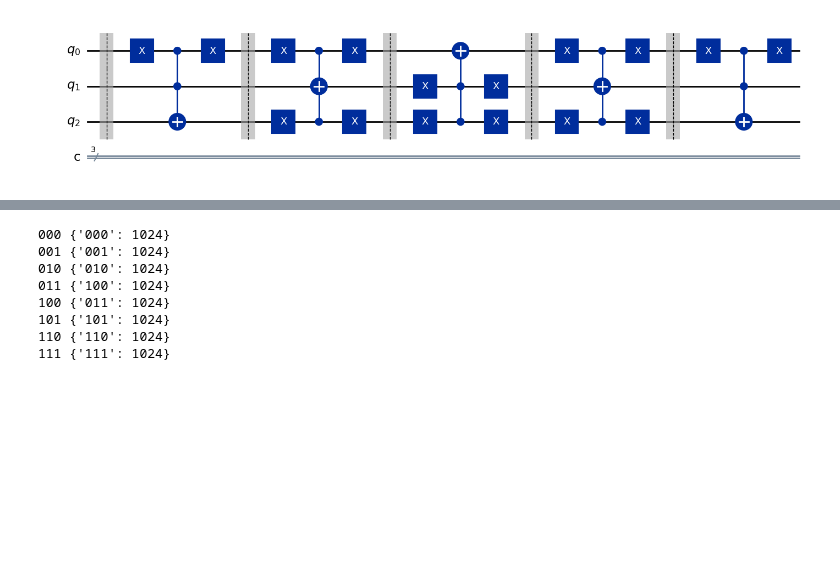
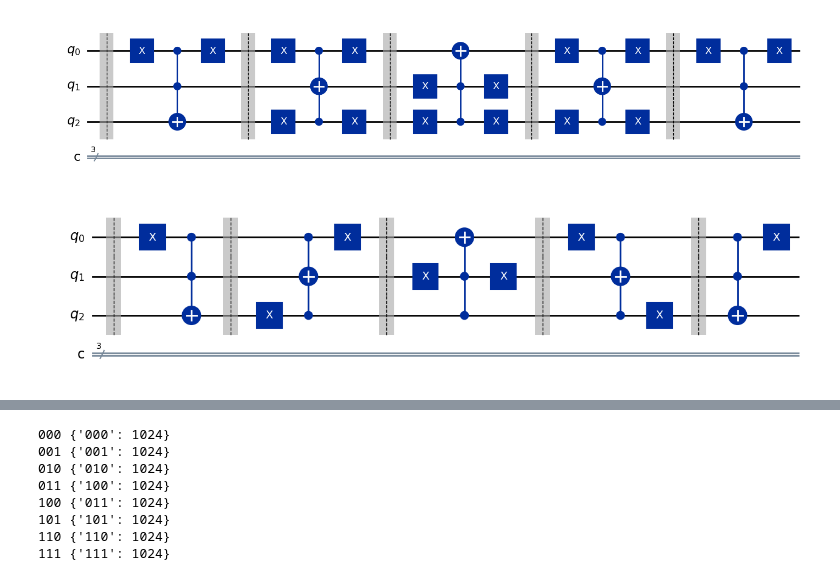
Before and after one commit to GiulianoWasHere/QuL, a Jupyter notebook: circuitLength.ipynb, the cells around one changed output, grey strips where cells are left out. Drawn from its saved outputs; the diff is of its cells as text; code cells hidden in the pictures; blank space fills up the shorter version.

```diff
--- a/circuitLength.ipynb
+++ b/circuitLength.ipynb
@@ -178,6 +178,41 @@ circuit.x(qreg_q[0])
 circuit.draw('mpl')
 # %% [output]
 [figure]
+# %%
+qreg_q = QuantumRegister(3, 'q')
+creg_c = ClassicalRegister(3, 'c')
+circuit = QuantumCircuit(qreg_q, creg_c)
+
+circuit.barrier()
+circuit.x(qreg_q[0])
+circuit.ccx(qreg_q[0], qreg_q[1], qreg_q[2])
+
+circuit.barrier()
+circuit.x(qreg_q[2])
+circuit.ccx(qreg_q[0], qreg_q[2], qreg_q[1])
+circuit.x(qreg_q[0])
+circuit.barrier()
+
+
+circuit.x(qreg_q[1])
+
+circuit.ccx(qreg_q[2], qreg_q[1], qreg_q[0])
+circuit.x(qreg_q[1])
+
+circuit.barrier()
+circuit.x(qreg_q[0])
+
+circuit.ccx(qreg_q[0], qreg_q[2], qreg_q[1])
+
+circuit.x(qreg_q[2])
+circuit.barrier()
+
+circuit.ccx(qreg_q[0], qreg_q[1], qreg_q[2])
+circuit.x(qreg_q[0])
+
+circuit.draw('mpl')
+# %% [output]
+[figure, added]
 # %%
 n = 3
 num_circs = 2**n
```
Also changed, not shown: parts of 3 cells of this notebook, 5 other files.
